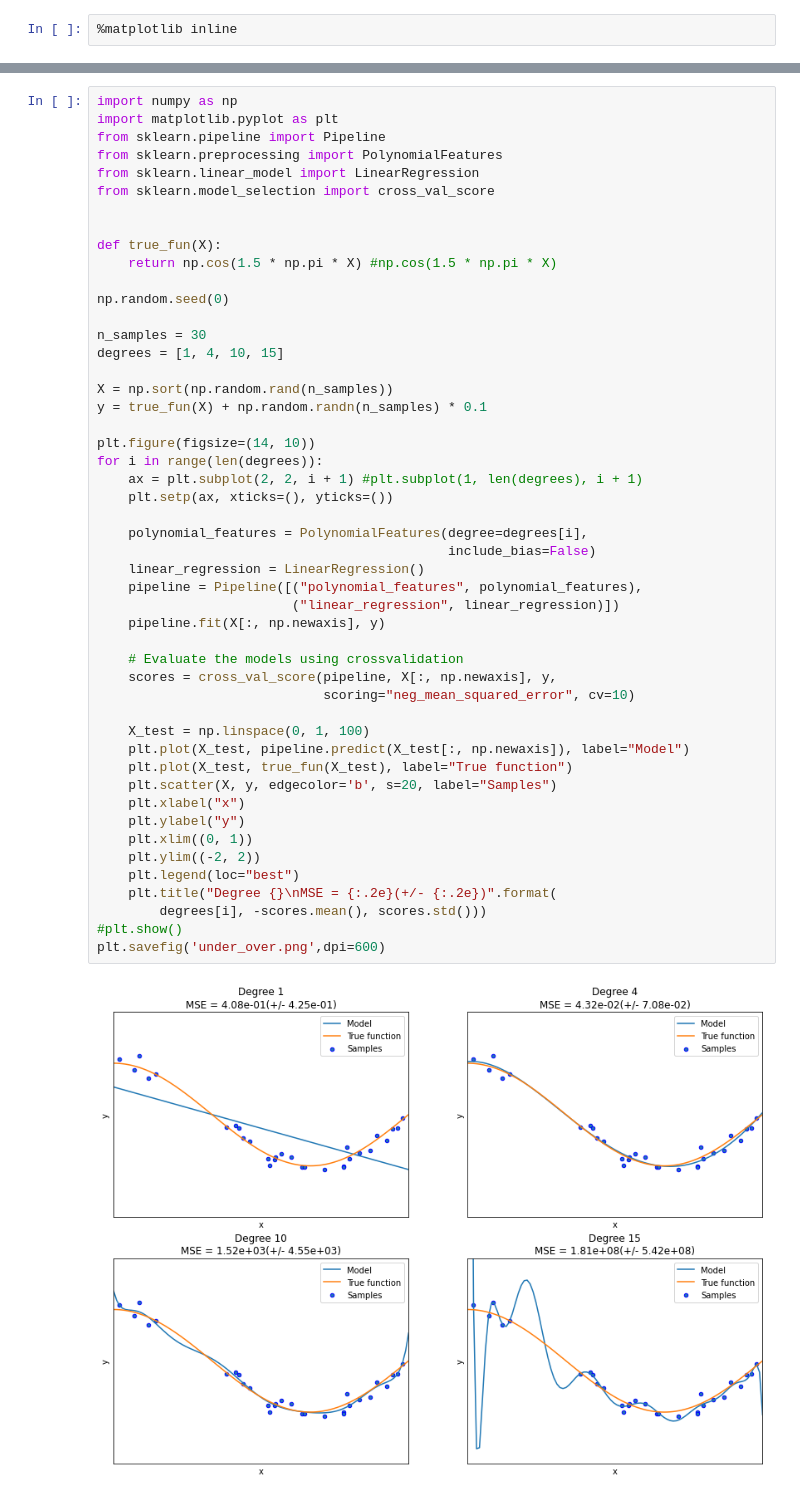
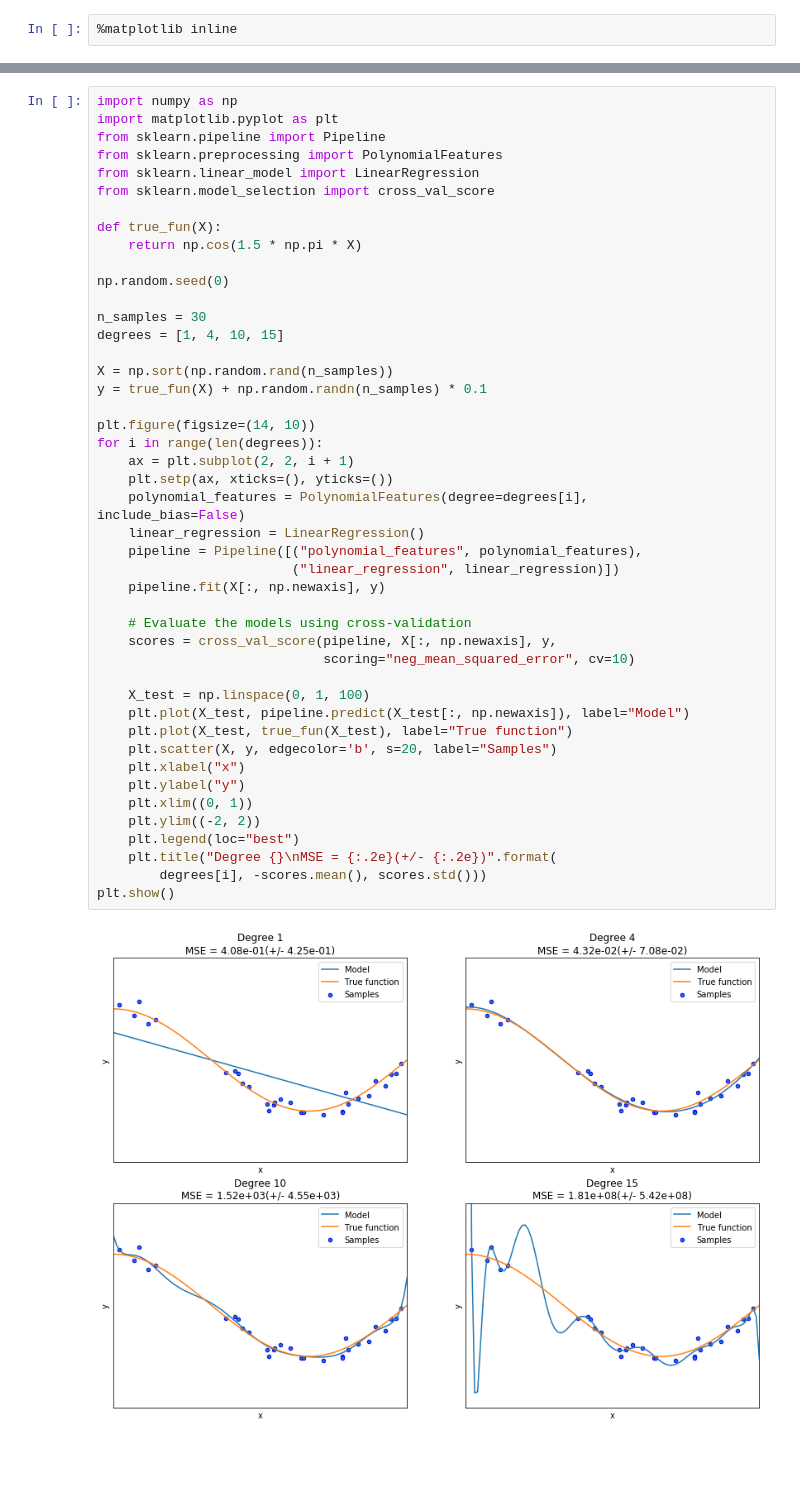
Before and after one commit to markasch/DT-tbx-examples, a Jupyter notebook: 01intro/underfitting_overfitting.ipynb, the cells around one changed output, grey strips where cells are left out. Saved outputs shown, nothing was run; the diff lists cells and outputs as text; blank space fills up the shorter version.

```diff
--- a/01intro/underfitting_overfitting.ipynb
+++ b/01intro/underfitting_overfitting.ipynb
@@ -32,46 +32,42 @@ from sklearn.preprocessing import PolynomialFeatures
 from sklearn.linear_model import LinearRegression
 from sklearn.model_selection import cross_val_score
 
-
 def true_fun(X):
-    return np.cos(1.5 * np.pi * X) #np.cos(1.5 * np.pi * X)
+    return np.cos(1.5 * np.pi * X)
 
 np.random.seed(0)
 
 n_samples = 30
 degrees = [1, 4, 10, 15]
 
 X = np.sort(np.random.rand(n_samples))
 y = true_fun(X) + np.random.randn(n_samples) * 0.1
 
 plt.figure(figsize=(14, 10))
 for i in range(len(degrees)):
-    ax = plt.subplot(2, 2, i + 1) #plt.subplot(1, len(degrees), i + 1)
+    ax = plt.subplot(2, 2, i + 1)
     plt.setp(ax, xticks=(), yticks=())
-
-    polynomial_features = PolynomialFeatures(degree=degrees[i],
-                                             include_bias=False)
+    polynomial_features = PolynomialFeatures(degree=degrees[i],                                            include_bias=False)
     linear_regression = LinearRegression()
     pipeline = Pipeline([("polynomial_features", polynomial_features),
                          ("linear_regression", linear_regression)])
     pipeline.fit(X[:, np.newaxis], y)
 
-    # Evaluate the models using crossvalidation
+    # Evaluate the models using cross-validation
     scores = cross_val_score(pipeline, X[:, np.newaxis], y,
                              scoring="neg_mean_squared_error", cv=10)
 
     X_test = np.linspace(0, 1, 100)
     plt.plot(X_test, pipeline.predict(X_test[:, np.newaxis]), label="Model")
     plt.plot(X_test, true_fun(X_test), label="True function")
     plt.scatter(X, y, edgecolor='b', s=20, label="Samples")
     plt.xlabel("x")
     plt.ylabel("y")
     plt.xlim((0, 1))
     plt.ylim((-2, 2))
     plt.legend(loc="best")
     plt.title("Degree {}\nMSE = {:.2e}(+/- {:.2e})".format(
         degrees[i], -scores.mean(), scores.std()))
-#plt.show()
-plt.savefig('under_over.png',dpi=600)
+plt.show()
 # %% [output]
-[figure, old version]
+[figure, new version]
```
Also changed, not shown: parts of 1 cell of this notebook, 18 other files.
